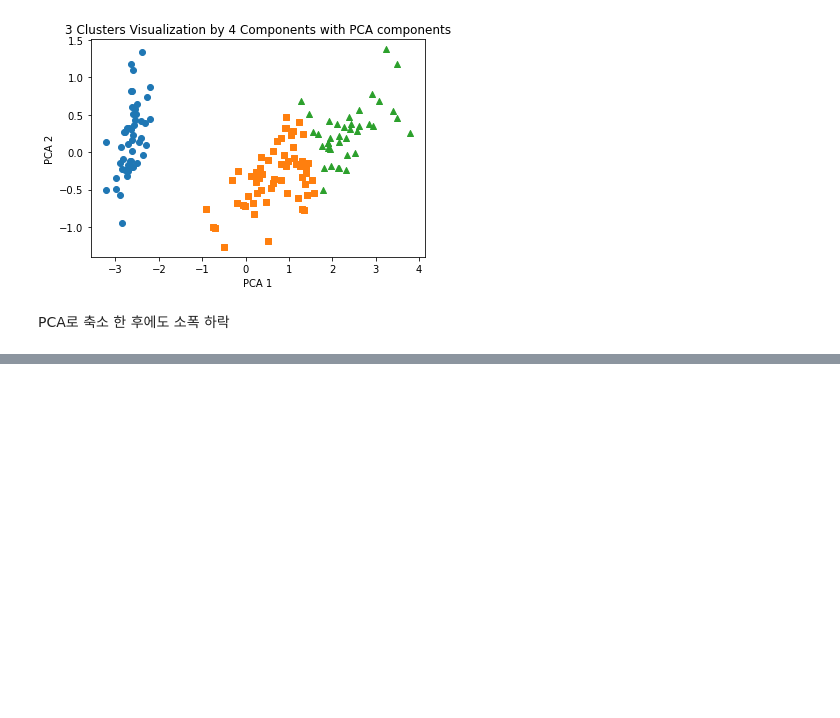
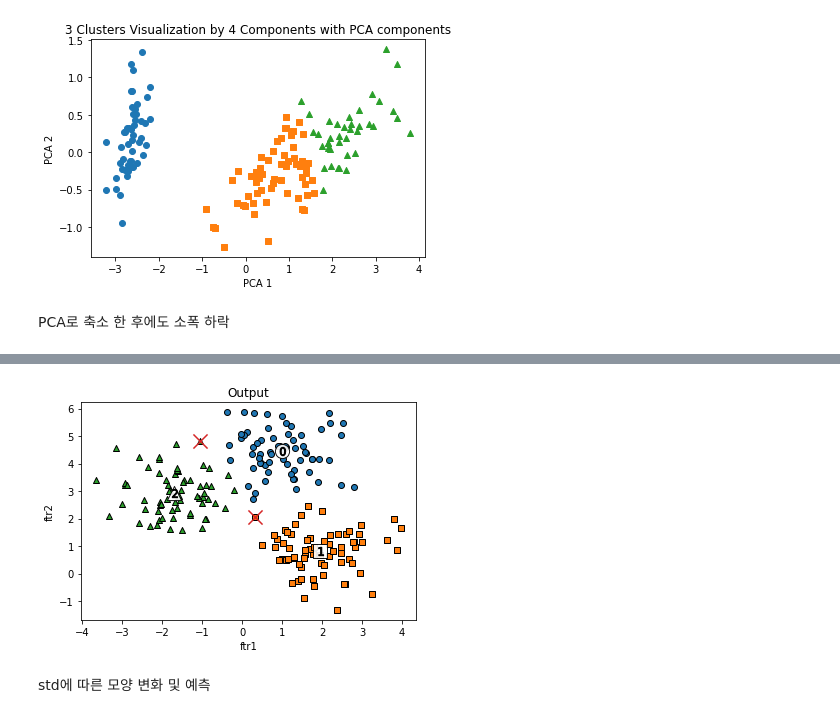
Before and after one commit to SeWonKwon/Machine-Learning, a Jupyter notebook: Machine_Learning/E01_Clustering.ipynb, the cells around one changed output, grey strips where cells are left out. Drawn from its saved outputs; the diff is of its cells as text; code cells hidden in the pictures; blank space fills up the shorter version.

```diff
--- a/Machine_Learning/E01_Clustering.ipynb
+++ b/Machine_Learning/E01_Clustering.ipynb
@@ -339,0 +408,31 @@ PCA로 축소 한 후에도 소폭 하락
+# %%
+centers = kmeans.cluster_centers_
+unique_labels = np.unique(cluster_labels)
+
+for label in unique_labels:
+    # 각각의 label 별 구분
+    label_cluster = cluster_df[cluster_df['kmeans_label']==label]
+    center_x_y = centers[label]
+
+    # 구분 점 표시
+    plt.scatter(x=label_cluster['ftr1'], y=label_cluster['ftr2'], edgecolors='k',
+                marker=markers[label])
+
+    # 중심 위치 좌표 시각화
+    plt.scatter(x=center_x_y[0], y=center_x_y[1], s=200, color='white',
+                alpha=0.9, edgecolors='k', marker=markers[label])
+    plt.scatter(x=center_x_y[0], y=center_x_y[1], s=70, color='k',
+                edgecolors='k', marker='$%d$'%label)
+
+# 실제값과 군집값이 다른 곳 표시
+miss_point = cluster_df[cluster_df['target'] != cluster_df['kmeans_label']]
+plt.scatter(x=miss_point['ftr1'], y=miss_point['ftr2'], edgecolors='k', marker='x', s=200)
+
+plt.xlabel('ftr1')
+plt.ylabel('ftr2')
+plt.title('Output')
+plt.show()
+# %% [output]
+[figure, added]
+# %% [markdown]
+std에 따른 모양 변화 및 예측
```
Also changed, not shown: parts of 18 cells of this notebook.
